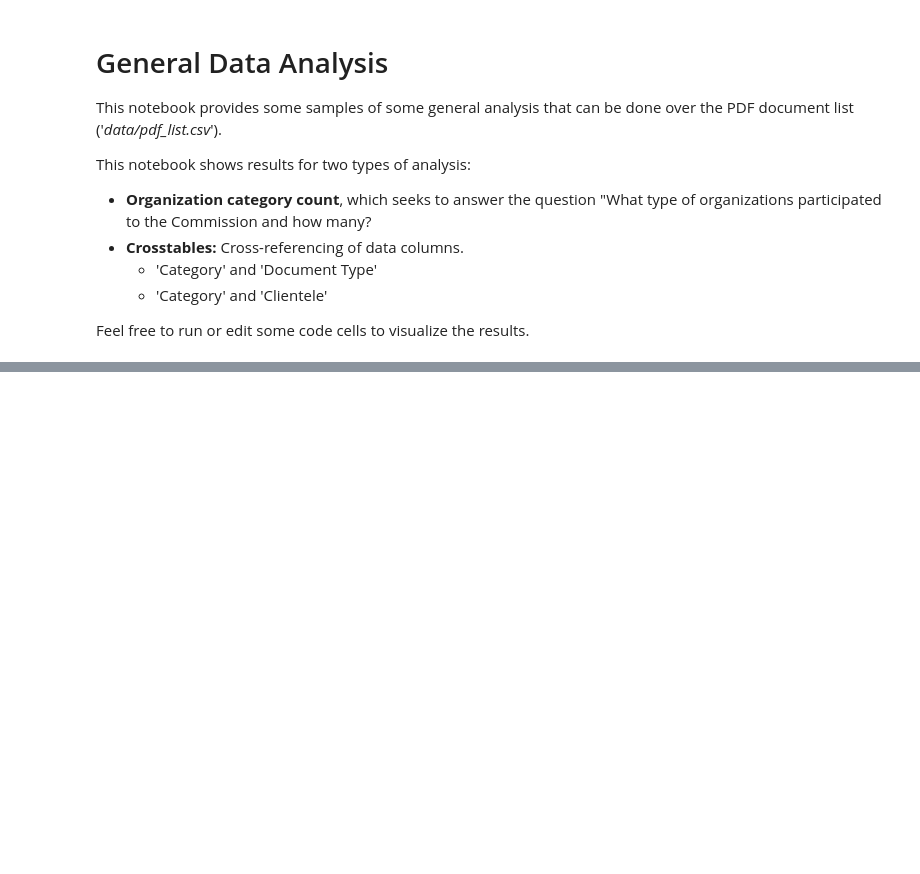
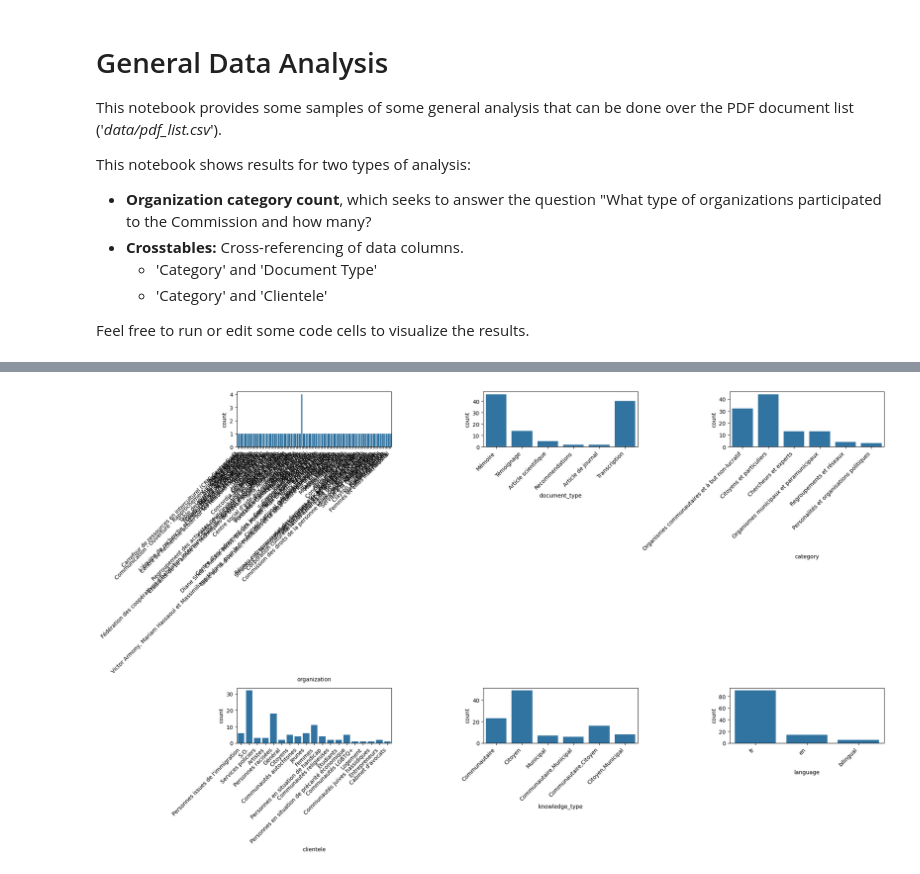
Before and after one commit to 9scorp4/labrri_ocpm_systemic_racism, a Jupyter notebook: general_analysis.ipynb, the cells around one changed output, grey strips where cells are left out. Drawn from its saved outputs; the diff is of its cells as text; code cells hidden in the pictures; blank space fills up the shorter version.

```diff
--- a/general_analysis.ipynb
+++ b/general_analysis.ipynb
@@ -98,0 +56,23 @@ cross_table
+# %%
+# Fetch all documents
+query = """
+SELECT d.id, d.organization, d.document_type, d.category, d.clientele, d.knowledge_type, d.language,
+       c.content, LENGTH(c.content) as content_length
+FROM documents d
+JOIN content c ON d.id = c.doc_id
+"""
+df = execute_query(query)
+
+# Calculate word count
+df['word_count'] = df['content'].apply(lambda x: len(str(x).split()))
+
+print("Dataset Overview:")
+print(df.info())
+
+print("\nNumerical Summaries:")
+print(df[['content_length', 'word_count']].describe())
+
+print("\nCategorical Summaries:")
+for col in ['organization', 'document_type', 'category', 'clientele', 'knowledge_type', 'language']:
+    print(f"\n{col.capitalize()} Distribution:")
+    print(df[col].value_counts(normalize=True))
@@ -98,0 +97,10 @@ cross_table
+# %%
+# Visualize distributions
+fig, axes = plt.subplots(2, 3, figsize=(20, 12))
+for i, col in enumerate(['organization', 'document_type', 'category', 'clientele', 'knowledge_type', 'language']):
+    sns.countplot(data=df, x=col, ax=axes[i//3, i%3])
+    axes[i//3, i%3].set_xticklabels(axes[i//3, i%3].get_xticklabels(), rotation=45, ha='right')
+plt.tight_layout()
+plt.show()
+# %% [output]
+[figure, added]
```
Also changed, not shown: parts of 21 cells of this notebook.
